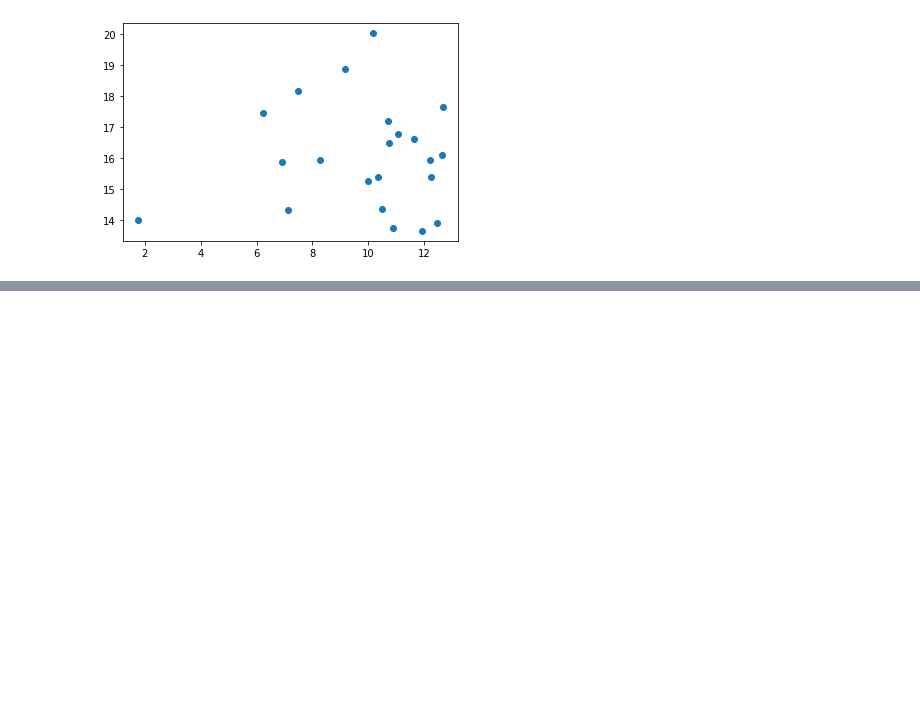
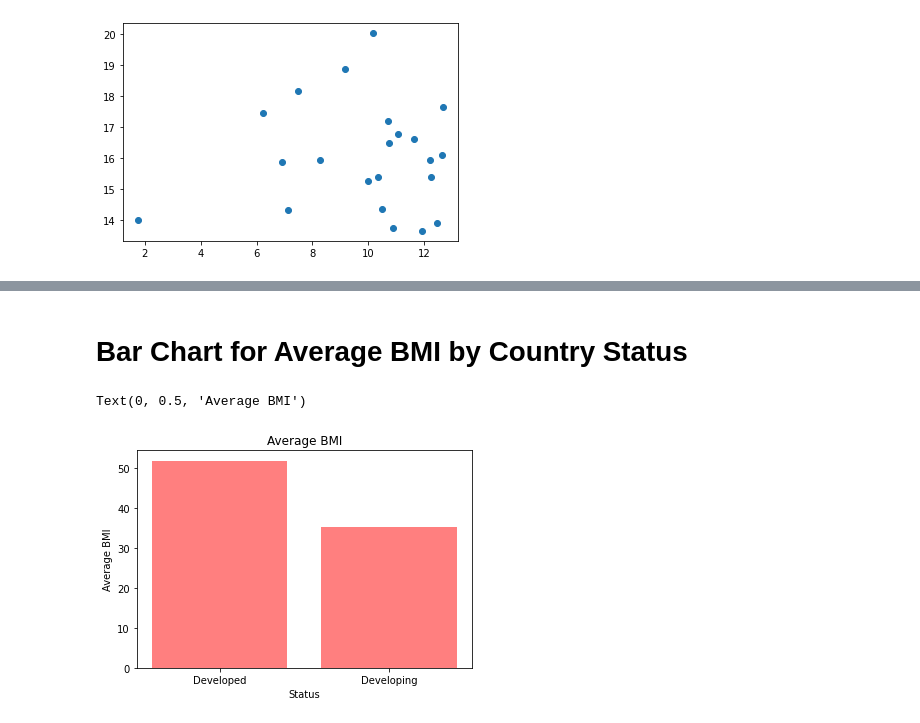
Before and after one commit to joshuadroid/tiger_team_project, a Jupyter notebook: tiger_life.ipynb, the cells around one changed output, grey strips where cells are left out. Drawn from its saved outputs; the diff is of its cells as text; code cells hidden in the pictures; blank space fills up the shorter version.

```diff
--- a/tiger_life.ipynb
+++ b/tiger_life.ipynb
@@ -338,0 +380,14 @@ plt.scatter(devd_alc_sum_table.iloc[:,1], devd_alc_sum_table.iloc[:,12])
+# %% [markdown]
+# Bar Chart for Average BMI by Country Status
+# %%
+x_axis = ["Developed", "Developing"]
+count = bmi_dfx["BMI"]
+
+plt.bar(x_axis, count, color='r', alpha=0.50, align="center")
+# plt.xticks(rotation=90)
+plt.title("Average BMI")
+plt.xlabel("Status")
+plt.ylabel("Average BMI")
+# %% [output]
+Text(0, 0.5, 'Average BMI')
+[figure, added]
```
Also changed, not shown: parts of 15 cells of this notebook.
